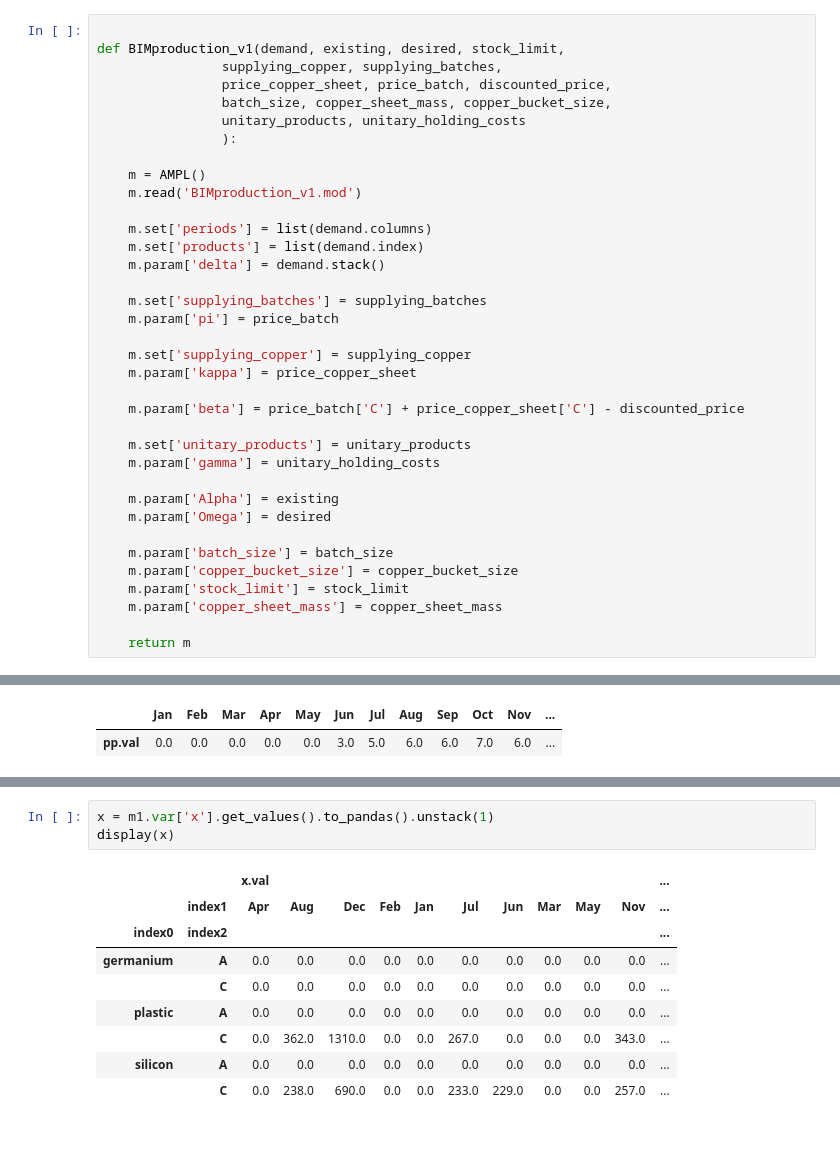
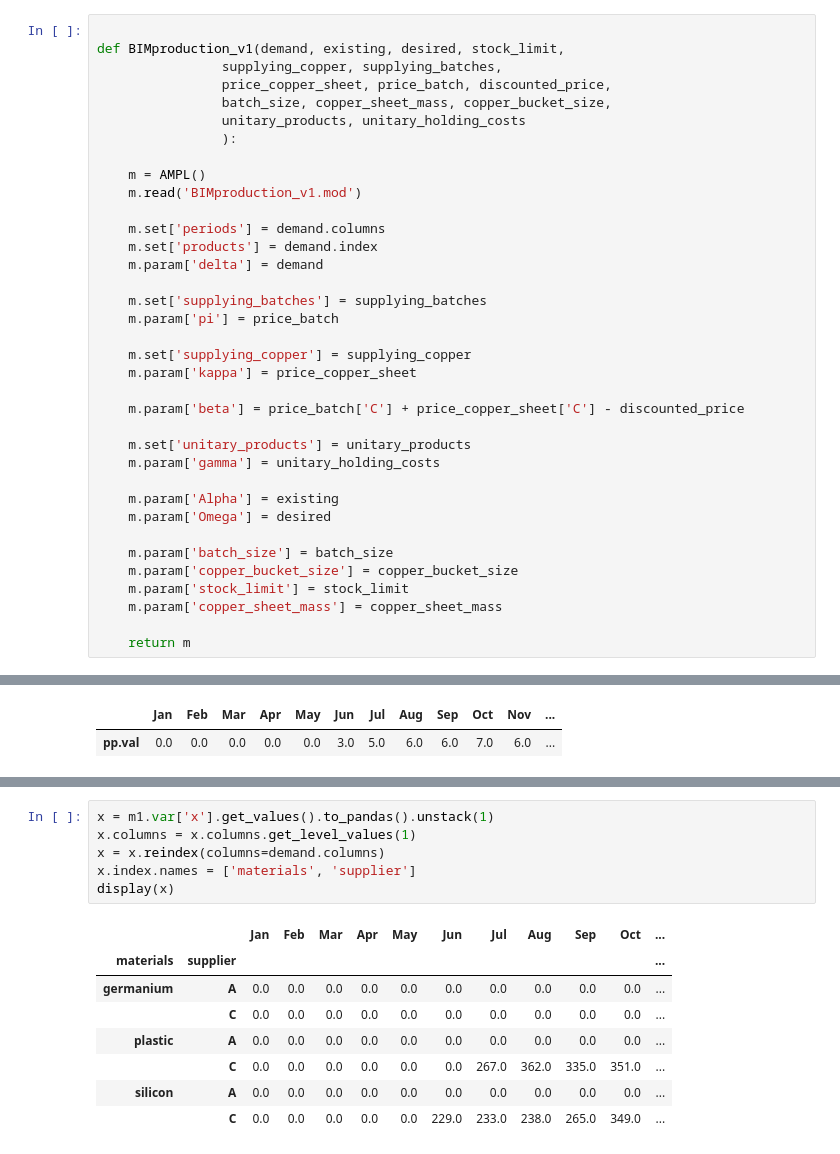
Before and after one commit to ampl/mo-book.ampl.com, a Jupyter notebook: notebooks/03/bim-production-revisited.ipynb, the cells around one changed output, grey strips where cells are left out. Cells and saved outputs as stored; diff of their text form.

```diff
--- a/notebooks/03/bim-production-revisited.ipynb
+++ b/notebooks/03/bim-production-revisited.ipynb
@@ -184,9 +184,9 @@ def BIMproduction_v1(demand, existing, desired, stock_limit,
     m = AMPL()
     m.read('BIMproduction_v1.mod')
 
-    m.set['periods'] = list(demand.columns)
-    m.set['products'] = list(demand.index)
-    m.param['delta'] = demand.stack()
+    m.set['periods'] = demand.columns
+    m.set['products'] = demand.index
+    m.param['delta'] = demand
 
     m.set['supplying_batches'] = supplying_batches
     m.param['pi'] = price_batch
@@ -308,13 +304,15 @@ display(y)
 # %%
 x = m1.var['x'].get_values().to_pandas().unstack(1)
+x.columns = x.columns.get_level_values(1)
+x = x.reindex(columns=demand.columns)
+x.index.names = ['materials', 'supplier']
 display(x)
 # %% [output]
-|  |  | x.val |  |  |  |  |  |  |  |  |  | ... |
-|  | index1 | Apr | Aug | Dec | Feb | Jan | Jul | Jun | Mar | May | Nov | ... |
-| index0 | index2 |  |  |  |  |  |  |  |  |  |  | ... |
+|  |  | Jan | Feb | Mar | Apr | May | Jun | Jul | Aug | Sep | Oct | ... |
+| materials | supplier |  |  |  |  |  |  |  |  |  |  | ... |
 | germanium | A | 0.0 | 0.0 | 0.0 | 0.0 | 0.0 | 0.0 | 0.0 | 0.0 | 0.0 | 0.0 | ... |
 |  | C | 0.0 | 0.0 | 0.0 | 0.0 | 0.0 | 0.0 | 0.0 | 0.0 | 0.0 | 0.0 | ... |
 | plastic | A | 0.0 | 0.0 | 0.0 | 0.0 | 0.0 | 0.0 | 0.0 | 0.0 | 0.0 | 0.0 | ... |
-|  | C | 0.0 | 362.0 | 1310.0 | 0.0 | 0.0 | 267.0 | 0.0 | 0.0 | 0.0 | 343.0 | ... |
+|  | C | 0.0 | 0.0 | 0.0 | 0.0 | 0.0 | 0.0 | 267.0 | 362.0 | 335.0 | 351.0 | ... |
 | silicon | A | 0.0 | 0.0 | 0.0 | 0.0 | 0.0 | 0.0 | 0.0 | 0.0 | 0.0 | 0.0 | ... |
-|  | C | 0.0 | 238.0 | 690.0 | 0.0 | 0.0 | 233.0 | 229.0 | 0.0 | 0.0 | 257.0 | ... |
+|  | C | 0.0 | 0.0 | 0.0 | 0.0 | 0.0 | 229.0 | 233.0 | 238.0 | 265.0 | 349.0 | ... |
```
Also changed, not shown: parts of 6 cells of this notebook.
